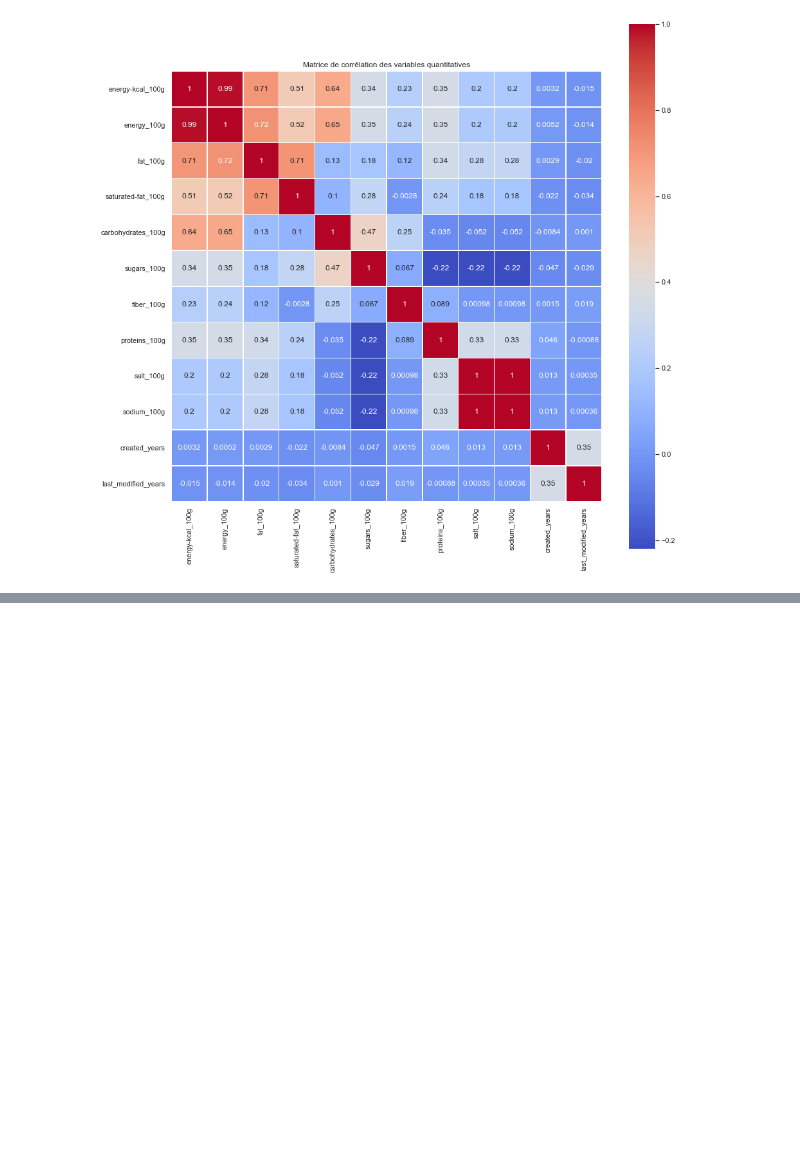
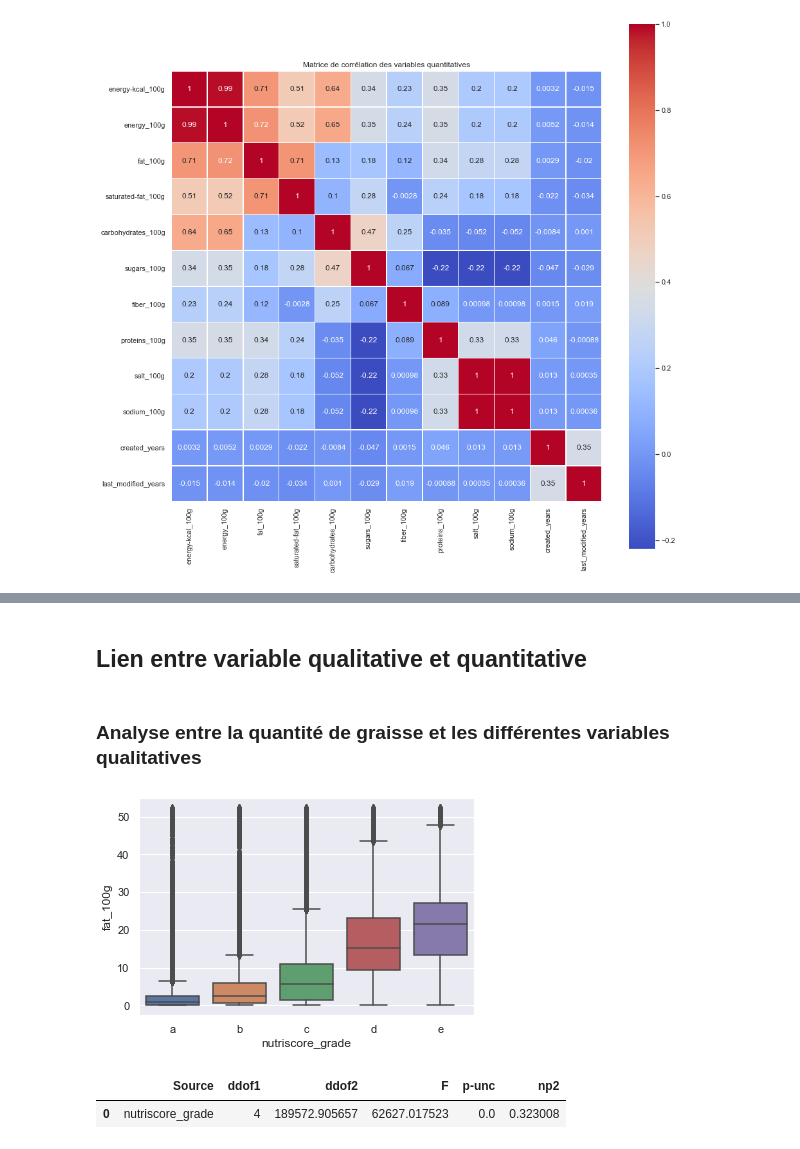
Before and after one commit to Sylvariane/Concevez_une_app_au_service_de_la_sante_publique, a Jupyter notebook: PSante_02_notebookexploration.ipynb, the cells around one changed output, grey strips where cells are left out. Drawn from its saved outputs; the diff is of its cells as text; code cells hidden in the pictures; blank space fills up the shorter version.

Commit message:
maj_notebooks
Ajout des tests de Welsch pour fat_100g et analyses qualitatives

```diff
--- a/PSante_02_notebookexploration.ipynb
+++ b/PSante_02_notebookexploration.ipynb
@@ -234,0 +246,14 @@ plt.show()
+# %% [markdown]
+## Lien entre variable qualitative et quantitative
+# %% [markdown]
+### Analyse entre la quantité de graisse et les différentes variables qualitatives
+# %%
+sns.boxplot(x="nutriscore_grade", y="fat_100g", data=df)
+plt.show()
+# %% [output]
+[figure, added]
+# %%
+pg.welch_anova(data=df, dv="fat_100g", between="nutriscore_grade")
+# %% [output]
+|  | Source | ddof1 | ddof2 | F | p-unc | np2 |
+| 0 | nutriscore_grade | 4 | 189572.905657 | 62627.017523 | 0.0 | 0.323008 |
```
Also changed, not shown: parts of 7 cells of this notebook.
